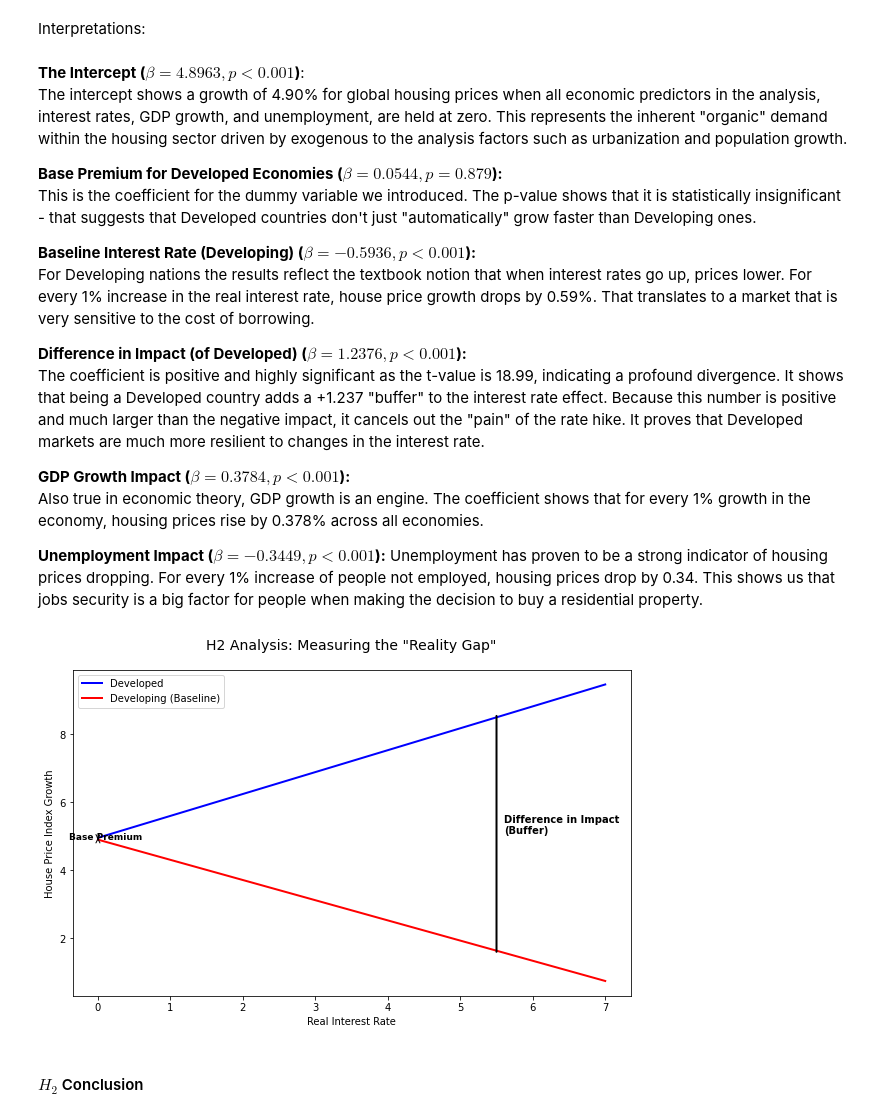
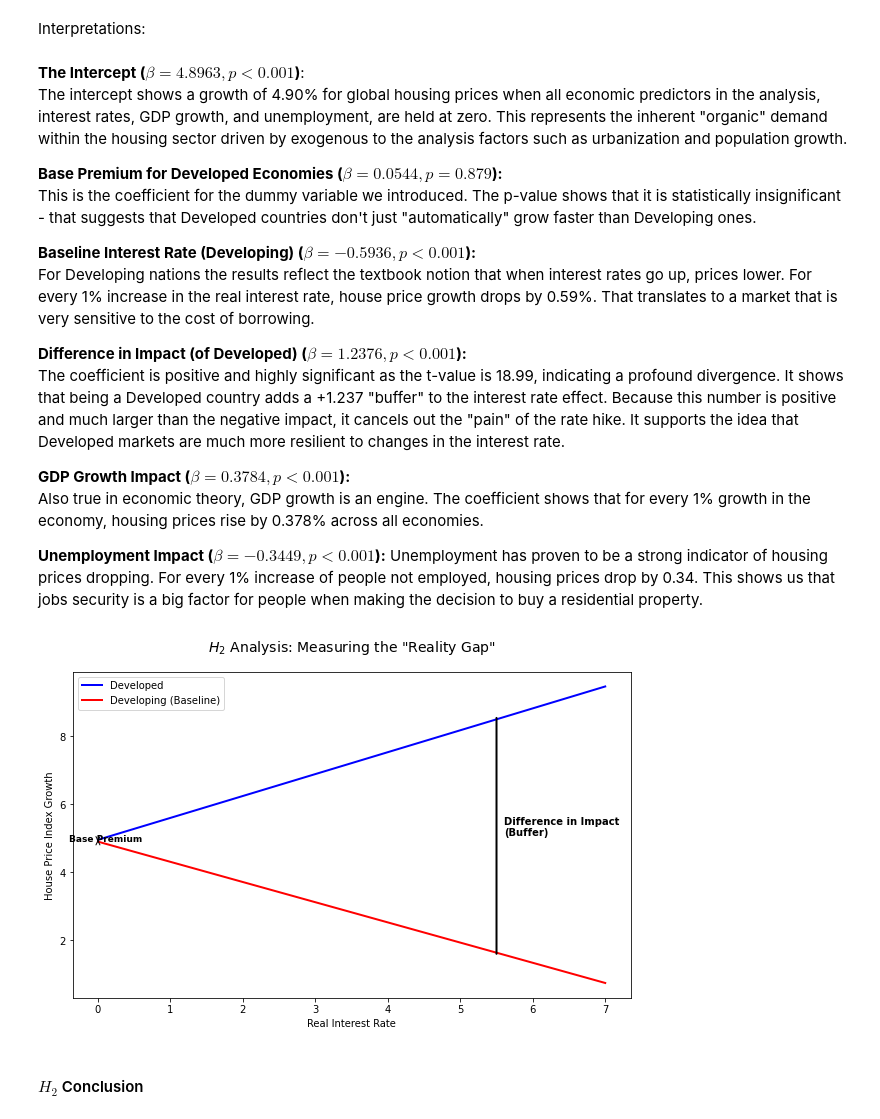
Before and after one commit to SiyanaVel19/Final_project_SU_2026, a Jupyter notebook: Retake_project_notebooks/Project_analysis.ipynb, the cells around one changed output. Cells and saved outputs as stored; diff of their text form; code cells hidden in the pictures.

```diff
--- a/Retake_project_notebooks/Project_analysis.ipynb
+++ b/Retake_project_notebooks/Project_analysis.ipynb
@@ -671,7 +671,7 @@ This is the coefficient for the dummy variable we introduced. The p-value shows
 For Developing nations the results reflect the textbook notion that when interest rates go up, prices lower. For every 1% increase in the real interest rate, house price growth drops by 0.59%. That translates to a market that is very sensitive to the cost of borrowing.
 
 **Difference in Impact (of Developed) ($\beta = 1.2376, p < 0.001$):**
-The coefficient is positive and highly significant as the t-value is 18.99, indicating a profound divergence. It shows that being a Developed country adds a +1.237 "buffer" to the interest rate effect. Because this number is positive and much larger than the negative impact, it cancels out the "pain" of the rate hike. It proves that Developed markets are much more resilient to changes in the interest rate.
+The coefficient is positive and highly significant as the t-value is 18.99, indicating a profound divergence. It shows that being a Developed country adds a +1.237 "buffer" to the interest rate effect. Because this number is positive and much larger than the negative impact, it cancels out the "pain" of the rate hike. It supports the idea that Developed markets are much more resilient to changes in the interest rate.
 
 **GDP Growth Impact ($\beta = 0.3784, p < 0.001$):**
 Also true in economic theory, GDP growth is an engine. The coefficient shows that for every 1% growth in the economy, housing prices rise by 0.378% across all economies.
@@ -694,35 +694,35 @@ y_developed = (intercept + base_premium) + ((baseline_impact + diff_in_impact) *
 # Developing = Intercept + (Baseline_Impact * x)
 y_developing = intercept + (baseline_impact * x)
 
 # Plotting
 plt.figure(figsize=(10, 6))
 # developed Line
 plt.plot(x, y_developed, color='blue', linestyle='-', label='Developed', linewidth=2)
 # developing Line
 plt.plot(x, y_developing, color='red', label='Developing (Baseline)', linewidth=2)
 
 # Explanations
 # Base Premium
 plt.annotate('', xy=(0, intercept + base_premium), xytext=(0, intercept),
              arrowprops=dict(arrowstyle='<->', color='black'))
 plt.text(-0.4, intercept, 'Base Premium', fontsize=9, fontweight='bold')
 
 # Difference in Impact
 mid_x = 5.5
 plt.annotate('', xy=(mid_x, y_developed[80]), xytext=(mid_x, y_developing[80]),
              arrowprops=dict(arrowstyle='-', color='black', lw=2))
 plt.text(mid_x + 0.1, (y_developed[80] + y_developing[80])/2,
          'Difference in Impact\n(Buffer)', color='black', fontweight='bold')
 
 # Formatting
-plt.title('H2 Analysis: Measuring the "Reality Gap"', fontsize=14, pad=20)
+plt.title('$H_2$ Analysis: Measuring the "Reality Gap"', fontsize=14, pad=20)
 plt.xlabel('Real Interest Rate')
 plt.ylabel('House Price Index Growth')
 plt.legend()
 
 plt.show()
 # %% [output]
-[figure, old version]
+[figure, new version]
 # %% [markdown]
 #### $H_2$ Conclusion
 # %% [markdown]
```
Also changed, not shown: parts of 2 cells of this notebook.
